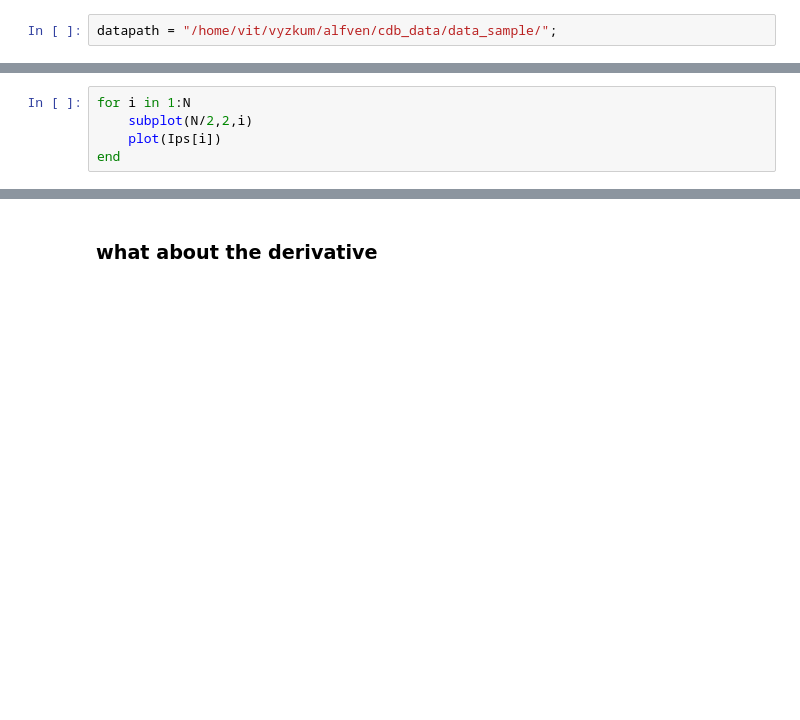
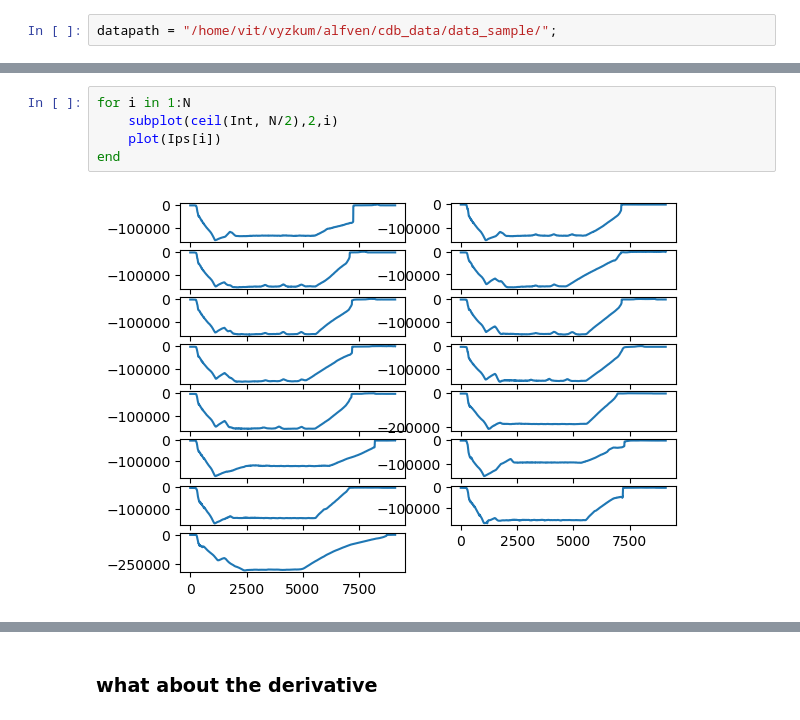
Before and after one commit to vitskvara/AlfvenDetectors.jl, a Jupyter notebook: notebooks/flattop.ipynb, the cells around one changed output, grey strips where cells are left out. Cells and saved outputs as stored; diff of their text form; blank space fills up the shorter version.

```diff
--- a/notebooks/flattop.ipynb
+++ b/notebooks/flattop.ipynb
@@ -22,7 +47,9 @@ N = length(Ips)
 # %%
 for i in 1:N
-    subplot(N/2,2,i)
+    subplot(ceil(Int, N/2),2,i)
     plot(Ips[i])
 end
+# %% [output]
+[figure, added]
 # %%
 for i in 1:N
```
Also changed, not shown: parts of 10 cells of this notebook, 11 other files.
